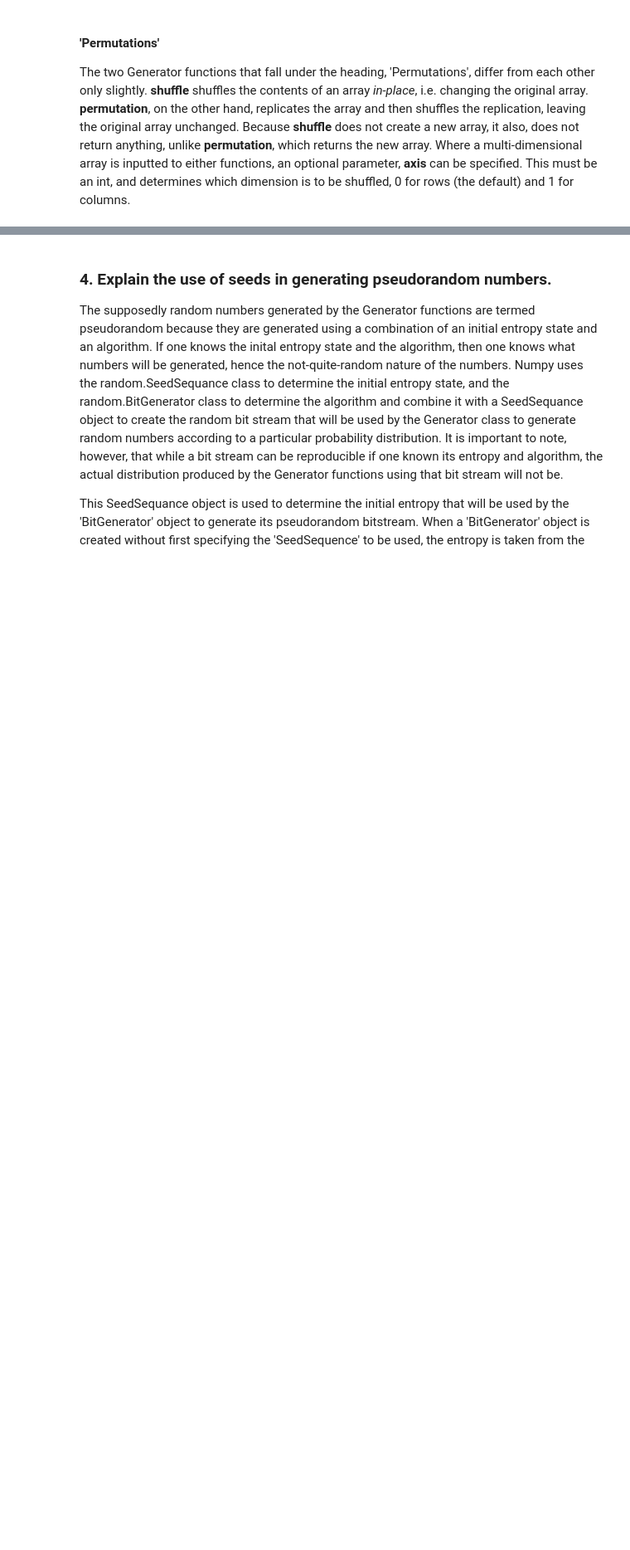
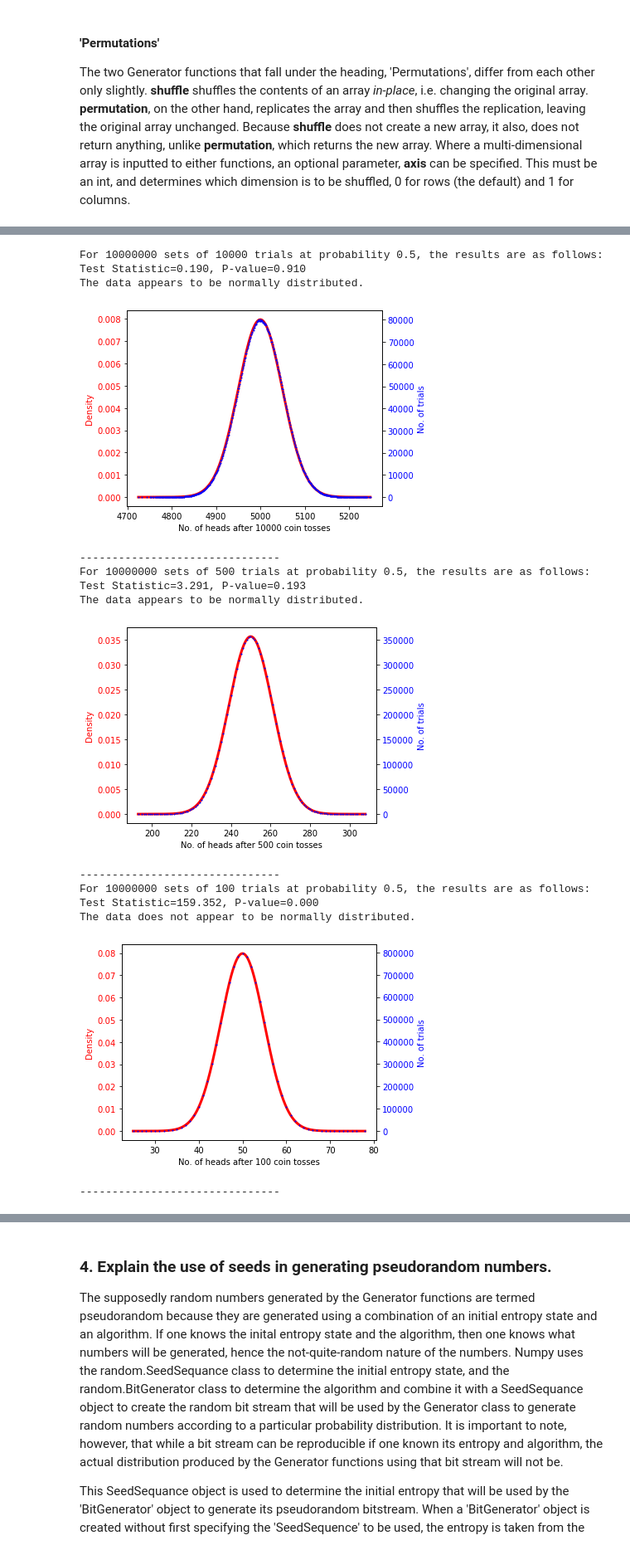
Before and after one commit to ashleycampion/GMIT_Programming_for_data_analysis_Assignment, a Jupyter notebook: Programming for Data Analysis - Assignment.ipynb, the cells around one changed output, grey strips where cells are left out. Shown: that part at 83% size. Drawn from its saved outputs; the diff is of its cells as text; code cells hidden in the pictures; blank space fills up the shorter version.

```diff
--- a/Programming for Data Analysis - Assignment.ipynb
+++ b/Programming for Data Analysis - Assignment.ipynb
@@ -266,0 +317,46 @@ The data does not appear to be normally distributed.
+# %%
+for n,p,i in [(10000,0.5,10000000), (500,0.5,10000000), (100, 0.5, 10000000)]:
+    binom = rng.binomial(n, p, i)
+    fig, ax1 = plt.subplots()
+
+    stat, pValue = ss.normaltest(binom)
+    print(f"For {i} sets of {n} trials at probability {p}, the results are as follows:")
+    print('Test Statistic=%.3f, P-value=%.3f' % (stat, pValue))
+    alpha = 0.05 # we will accept anything over 95% certainty
+    if pValue > alpha:
+        print('The data appears to be normally distributed.')
+    else:
+        print('The data does not appear to be normally distributed.')
+
+    color = 'red'
+    ax1.set_xlabel(f'No. of heads after {n} coin tosses')
+    ax1.set_ylabel('Density', color=color)
+    ax1.plot(np.linspace(binom.min(), binom.max(), 1000), ss.norm.pdf(np.linspace(binom.min(), binom.max(), 1000), loc=np.mean(binom), scale=np.std(binom)), color=color, linewidth=3)
+    ax1.tick_params(axis='y', labelcolor=color)
+    ax2 = ax1.twinx()  # instantiate a second axes that shares the same x-axis
+
+    color = 'blue'
+    ax2.set_ylabel('No. of trials', color=color)  # we already handled the x-label with ax1
+    labels, counts = np.unique(binom, return_counts=True)
+    ax2.plot(labels, counts, 'b.', ms=2)
+    ax2.tick_params(axis='y', labelcolor=color)
+
+    fig.tight_layout()  # otherwise the right y-label is slightly clipped
+    plt.show()
+    print("-------------------------------")
+# %% [output]
+For 10000000 sets of 10000 trials at probability 0.5, the results are as follows:
+Test Statistic=0.190, P-value=0.910
+The data appears to be normally distributed.
+[figure, added]
+-------------------------------
+For 10000000 sets of 500 trials at probability 0.5, the results are as follows:
+Test Statistic=3.291, P-value=0.193
+The data appears to be normally distributed.
+[figure, added]
+-------------------------------
+For 10000000 sets of 100 trials at probability 0.5, the results are as follows:
+Test Statistic=159.352, P-value=0.000
+The data does not appear to be normally distributed.
+[figure, added]
+-------------------------------
```
Also changed, not shown: parts of 22 cells of this notebook.
